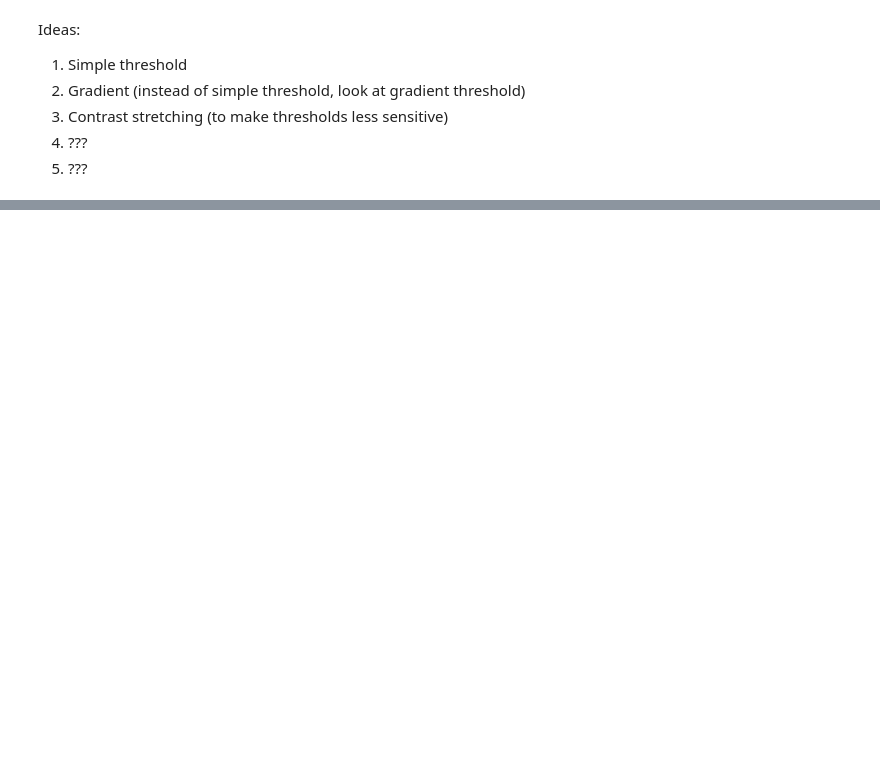
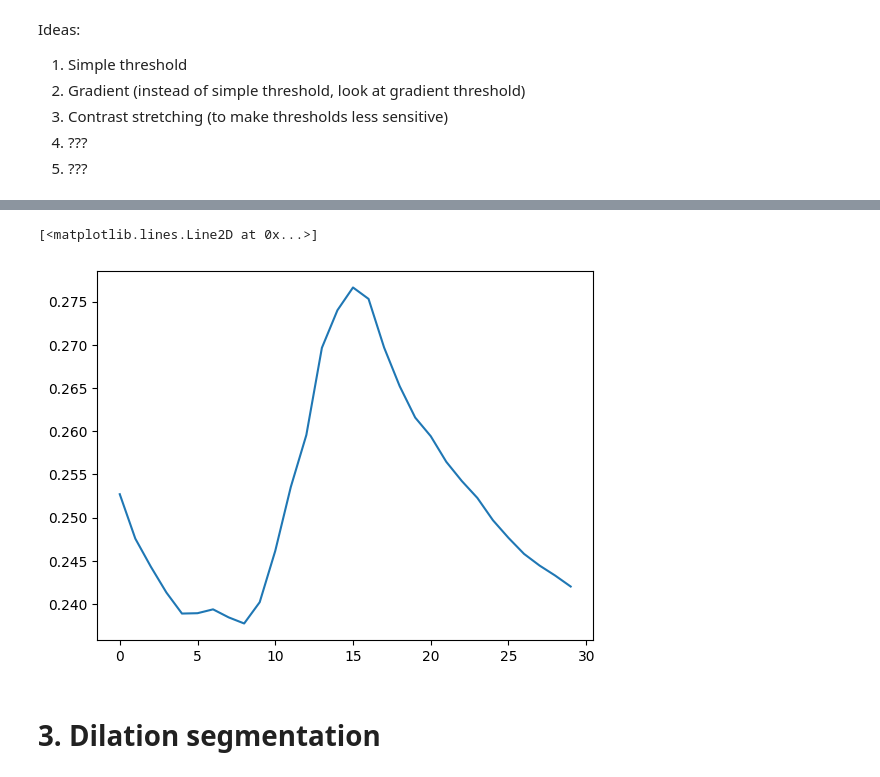
Before and after one commit to olivier-lapabe/Computer_Vision_SLO_Segmentation, a Jupyter notebook: Segmentation_Experiments.ipynb, the cells around one changed output, grey strips where cells are left out. Cells and saved outputs as stored; diff of their text form; code cells hidden in the pictures; blank space fills up the shorter version.

```diff
--- a/Segmentation_Experiments.ipynb
+++ b/Segmentation_Experiments.ipynb
@@ -37,6 +52,7 @@ plt.show()
 # %%
 def simple_threshold(img, threshold):
     img_mask = masking(img)
-    img_out = (img_mask & (img < threshold))
+    img_rescaled[img_mask == 1] = exposure.rescale_intensity(img[img_mask == 1])
+    img_out = (img_mask & (img_rescaled < threshold))
     return img_out
 # %%
@@ -97,6 +113,6 @@ def threshold_segm(image):
 # %%
-def gradient_segmentation(img, grad_threshold):
+def seg_erosion(img, disk_size, threshold):
     img_mask = masking(img)
-    img_grad =
-    img_out = (img_mask & (img < grad_threshold))
+    img_erosion = erosion(img, disk(disk_size))
+    img_out = (img_mask & (img_erosion < threshold))
     return img_out
@@ -102,0 +129,11 @@ def gradient_segmentation(img, grad_threshold):
+# %%
+f1score_erosion = []
+for i in range(30):
+    f1score_erosion.append(evaluate_picture('01', seg_erosion, i, 80, plotting = False, printing = False)[2])
+
+plt.plot(range(30), f1score_erosion)
+# %% [output]
+[<matplotlib.lines.Line2D at 0x...>]
+[figure, added]
+# %% [markdown]
+# 3. Dilation segmentation
```
Also changed, not shown: parts of 28 cells of this notebook, 4 other files.
